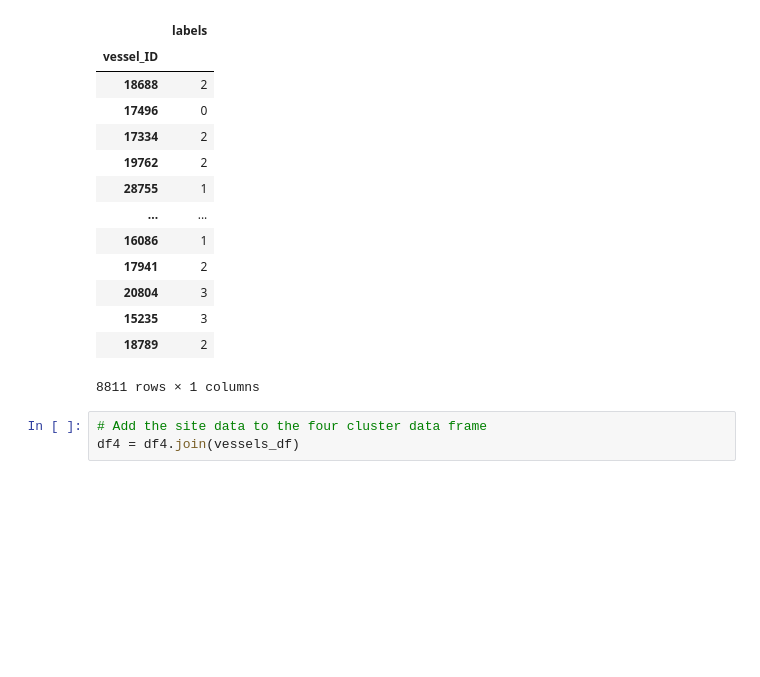
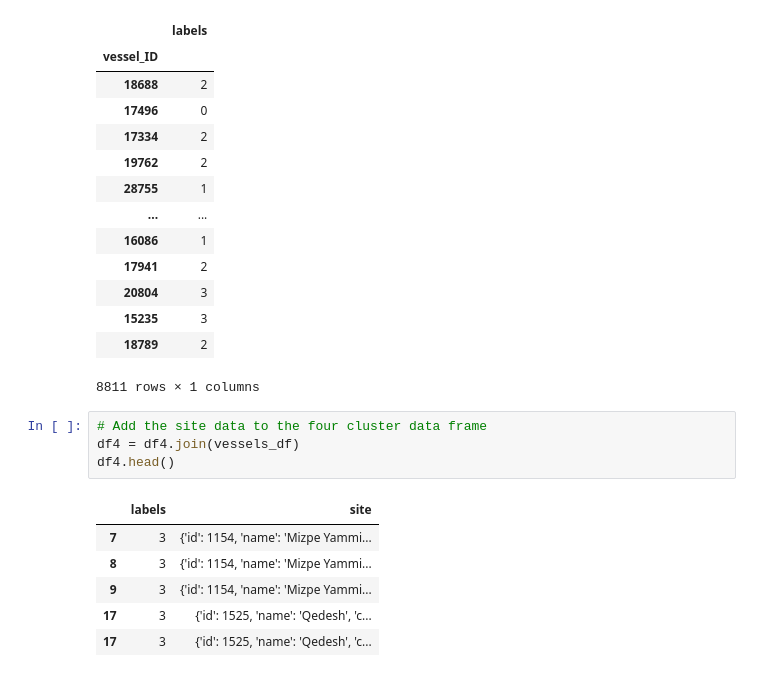
Before and after one commit to mvince33/lcp_cluster, a Jupyter notebook: cluster_view.ipynb, the cells around one changed output. Saved outputs shown, nothing was run; the diff lists cells and outputs as text; blank space fills up the shorter version.

```diff
--- a/cluster_view.ipynb
+++ b/cluster_view.ipynb
@@ -133,4 +134,12 @@ df4
 # %%
 # Add the site data to the four cluster data frame
 df4 = df4.join(vessels_df)
+df4.head()
+# %% [output]
+|  | labels | site |
+| 7 | 3 | {'id': 1154, 'name': 'Mizpe Yammi... |
+| 8 | 3 | {'id': 1154, 'name': 'Mizpe Yammi... |
+| 9 | 3 | {'id': 1154, 'name': 'Mizpe Yammi... |
+| 17 | 3 | {'id': 1525, 'name': 'Qedesh', 'c... |
+| 17 | 3 | {'id': 1525, 'name': 'Qedesh', 'c... |
 # %%
```
Also changed, not shown: parts of 3 cells of this notebook.
